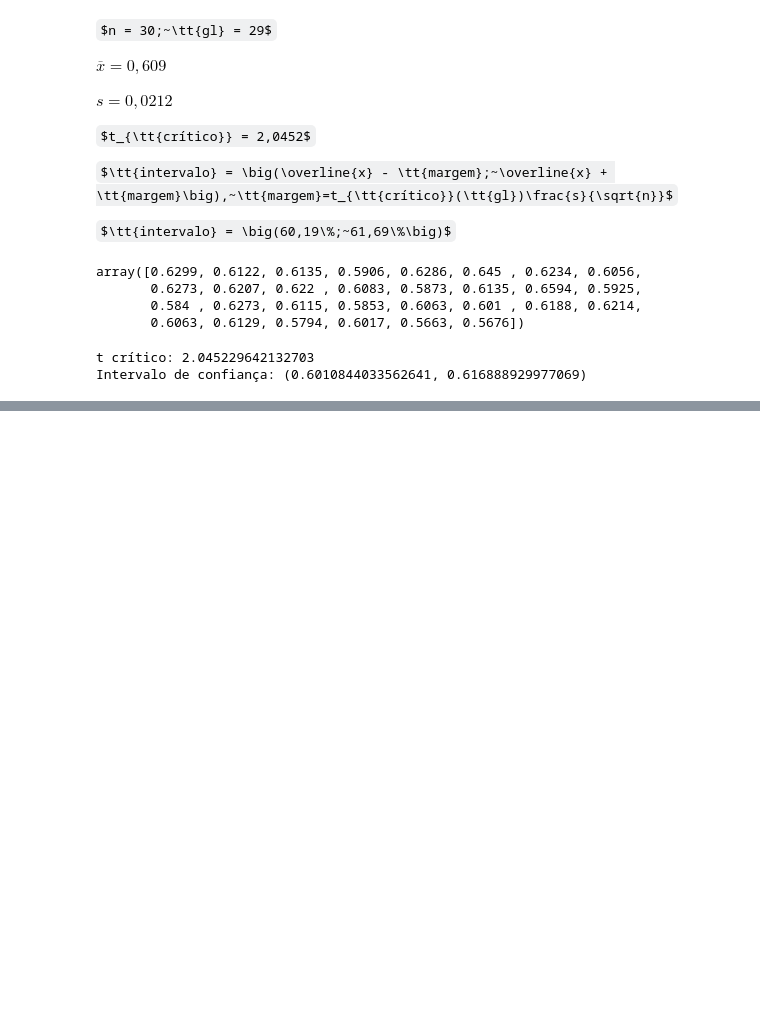
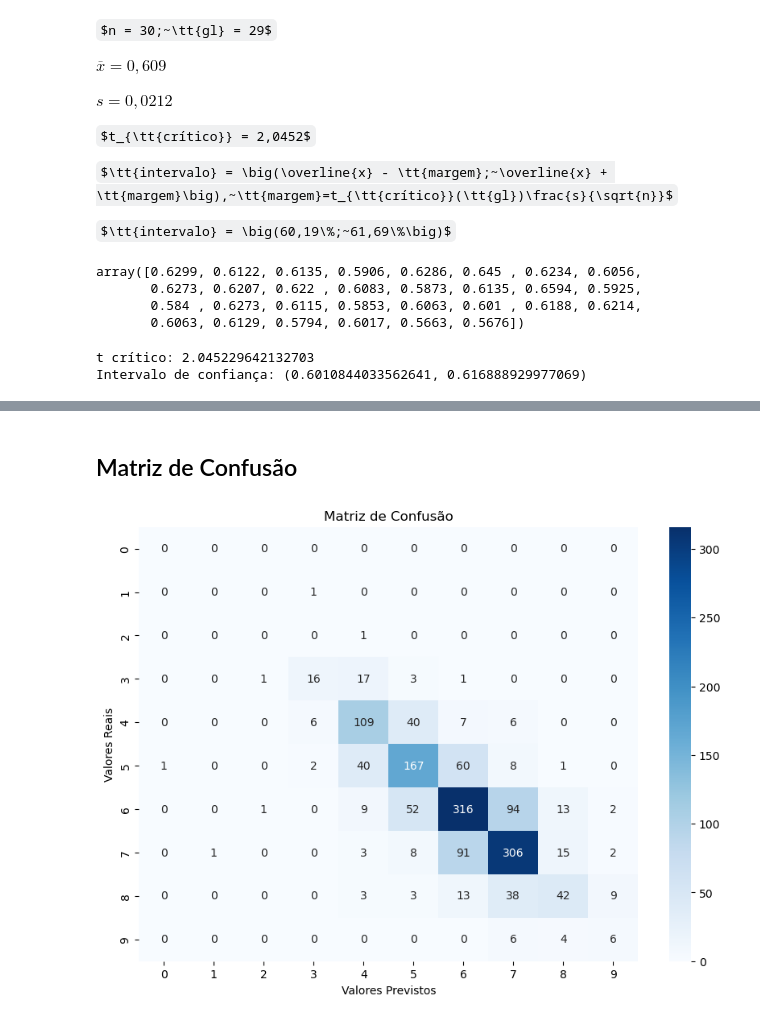
Before and after one commit to ChristianNMoreira/corporateRatingClassificationNN, a Jupyter notebook: corporateCreditRating.ipynb, the cells around one changed output, grey strips where cells are left out. Saved outputs shown, nothing was run; the diff lists cells and outputs as text; code cells hidden in the pictures; some formulas as TeX source; blank space fills up the shorter version.

Commit message:
matriz de confusao

```diff
--- a/corporateCreditRating.ipynb
+++ b/corporateCreditRating.ipynb
@@ -387,0 +395,19 @@ plt.show()
+# %% [markdown]
+## Matriz de Confusão
+# %%
+from sklearn.metrics import confusion_matrix
+import seaborn as sns
+
+
+# Gerar a matriz de confusão
+cm = confusion_matrix(actuals, predictions)
+
+# Plotar a matriz de confusão
+plt.figure(figsize=(10, 7))
+sns.heatmap(cm, annot=True, fmt='d', cmap='Blues')
+plt.xlabel('Valores Previstos')
+plt.ylabel('Valores Reais')
+plt.title('Matriz de Confusão')
+plt.show()
+# %% [output]
+[figure, added]
```
Also changed, not shown: parts of 9 cells of this notebook.
